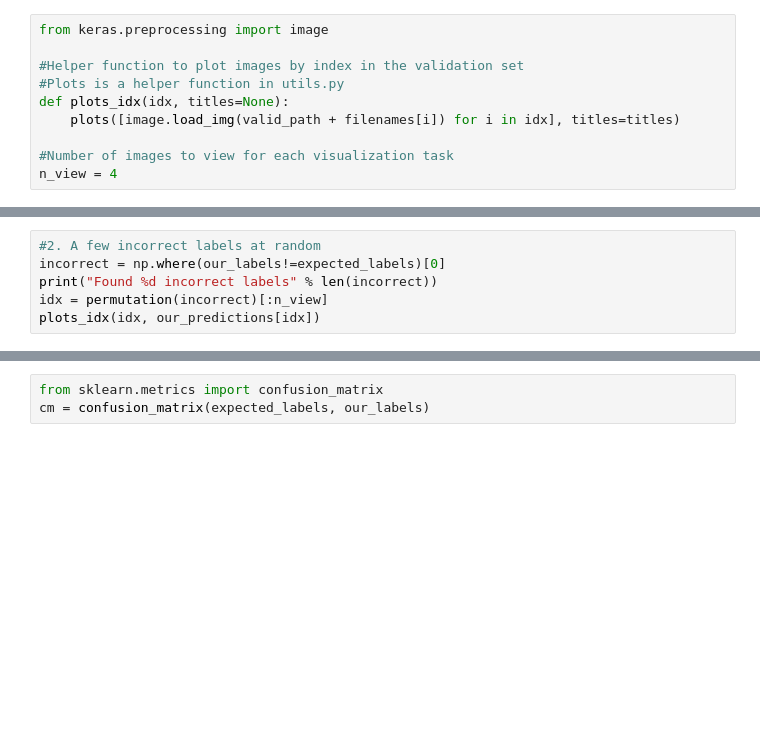
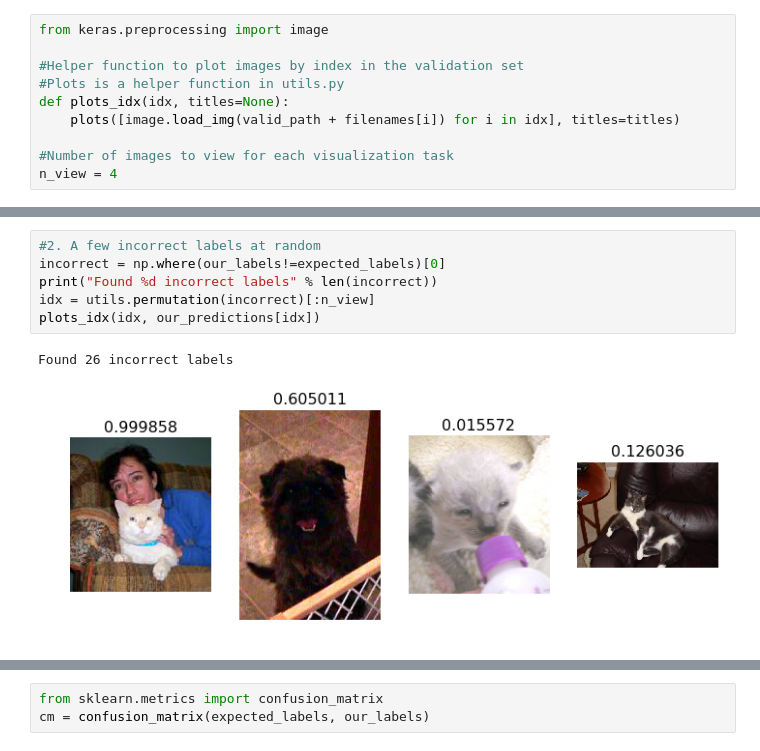
Before and after one commit to igabba/fast.ai, a Jupyter notebook: lesson1-kaggle.ipynb, the cells around one changed output, grey strips where cells are left out. Saved outputs shown, nothing was run; the diff lists cells and outputs as text; blank space fills up the shorter version.

```diff
--- a/lesson1-kaggle.ipynb
+++ b/lesson1-kaggle.ipynb
@@ -139,9 +152,12 @@ plots_idx(idx, our_predictions[idx])
 # %%
 #2. A few incorrect labels at random
 incorrect = np.where(our_labels!=expected_labels)[0]
 print("Found %d incorrect labels" % len(incorrect))
-idx = permutation(incorrect)[:n_view]
+idx = utils.permutation(incorrect)[:n_view]
 plots_idx(idx, our_predictions[idx])
+# %% [output]
+Found 26 incorrect labels
+[figure, added]
 # %%
 #3a. The images we most confident were cats, and are actually cats
 correct_cats = np.where((our_labels==0) & (our_labels==expected_labels))[0]
```
Also changed, not shown: parts of 22 cells of this notebook.
